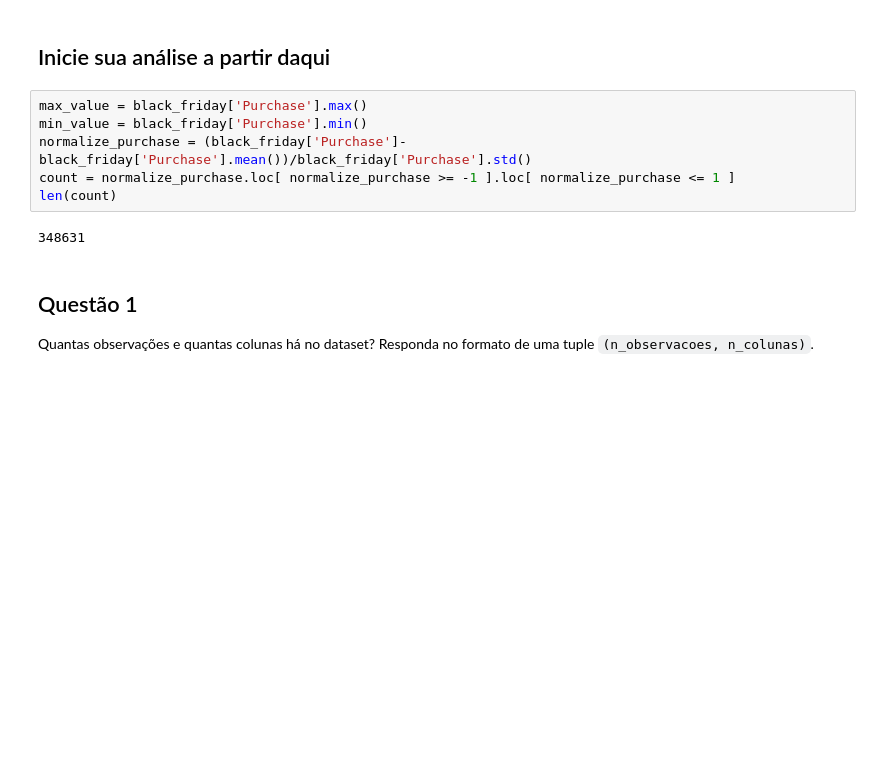
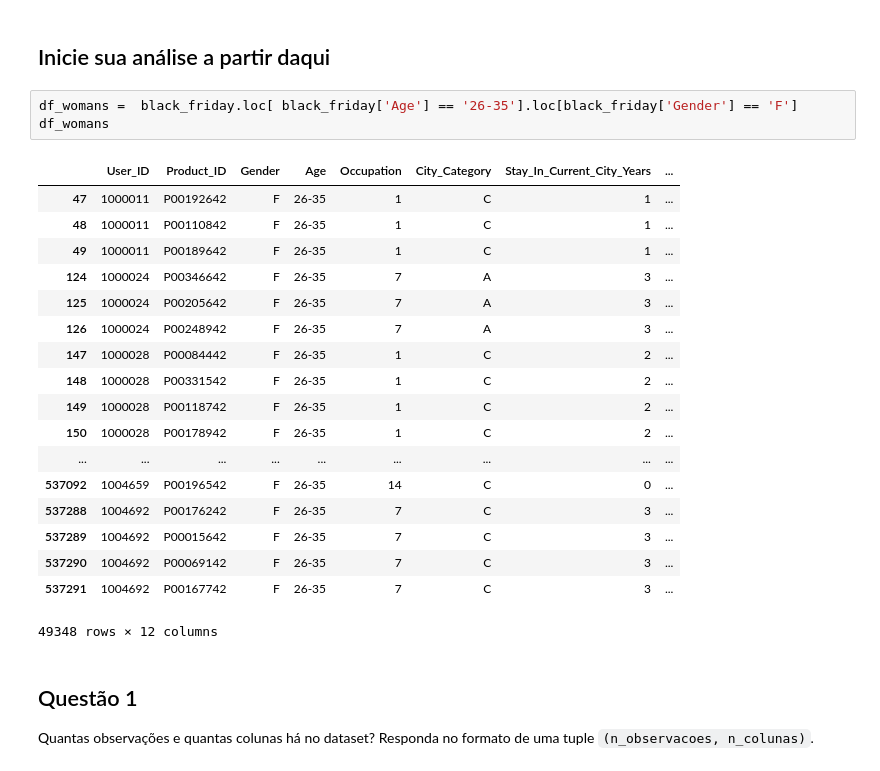
Before and after one commit to vanigabriel/dataScienceCodenation, a Jupyter notebook: weekTwo/main.ipynb, the cells around one changed output. Saved outputs shown, nothing was run; the diff lists cells and outputs as text; blank space fills up the shorter version.

```diff
--- a/weekTwo/main.ipynb
+++ b/weekTwo/main.ipynb
@@ -15,14 +15,28 @@ import numpy as np
 black_friday = pd.read_csv("black_friday.csv")
 # %% [markdown]
 ## Inicie sua análise a partir daqui
-# %%
-max_value = black_friday['Purchase'].max()
-min_value = black_friday['Purchase'].min()
-normalize_purchase = (black_friday['Purchase']-black_friday['Purchase'].mean())/black_friday['Purchase'].std()
-count = normalize_purchase.loc[ normalize_purchase >= -1 ].loc[ normalize_purchase <= 1 ]
-len(count)
-# %% [output]
-348631
+# %%
+df_womans =  black_friday.loc[ black_friday['Age'] == '26-35'].loc[black_friday['Gender'] == 'F']
+df_womans
+# %% [output]
+|  | User_ID | Product_ID | Gender | Age | Occupation | City_Category | Stay_In_Current_City_Years | ... |
+| 47 | 1000011 | P00192642 | F | 26-35 | 1 | C | 1 | ... |
+| 48 | 1000011 | P00110842 | F | 26-35 | 1 | C | 1 | ... |
+| 49 | 1000011 | P00189642 | F | 26-35 | 1 | C | 1 | ... |
+| 124 | 1000024 | P00346642 | F | 26-35 | 7 | A | 3 | ... |
+| 125 | 1000024 | P00205642 | F | 26-35 | 7 | A | 3 | ... |
+| 126 | 1000024 | P00248942 | F | 26-35 | 7 | A | 3 | ... |
+| 147 | 1000028 | P00084442 | F | 26-35 | 1 | C | 2 | ... |
+| 148 | 1000028 | P00331542 | F | 26-35 | 1 | C | 2 | ... |
+| 149 | 1000028 | P00118742 | F | 26-35 | 1 | C | 2 | ... |
+| 150 | 1000028 | P00178942 | F | 26-35 | 1 | C | 2 | ... |
+| ... | ... | ... | ... | ... | ... | ... | ... | ... |
+| 537092 | 1004659 | P00196542 | F | 26-35 | 14 | C | 0 | ... |
+| 537288 | 1004692 | P00176242 | F | 26-35 | 7 | C | 3 | ... |
+| 537289 | 1004692 | P00015642 | F | 26-35 | 7 | C | 3 | ... |
+| 537290 | 1004692 | P00069142 | F | 26-35 | 7 | C | 3 | ... |
+| 537291 | 1004692 | P00167742 | F | 26-35 | 7 | C | 3 | ... |
+49348 rows × 12 columns
 # %% [markdown]
 ## Questão 1
 
```
